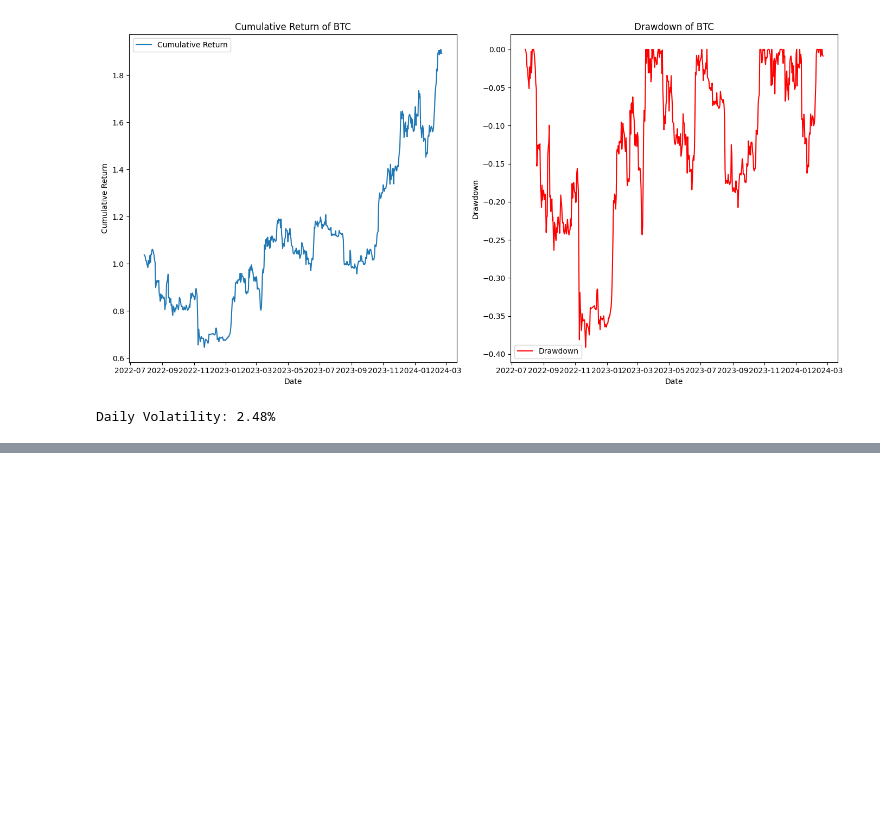
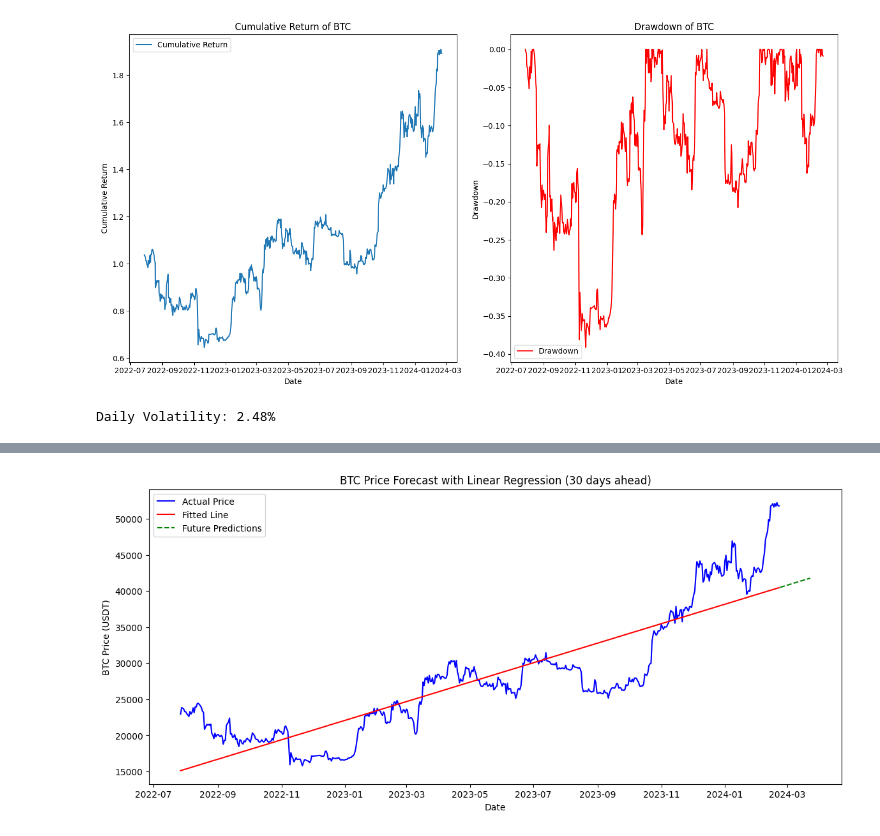
Before and after one commit to harshit4311/BTC-Forecasting-Methods, a Jupyter notebook: code/calculating_metrics.ipynb, the cells around one changed output, grey strips where cells are left out. Cells and saved outputs as stored; diff of their text form; code cells hidden in the pictures; blank space fills up the shorter version.

Commit message:
basic forecasting methods

```diff
--- a/code/calculating_metrics.ipynb
+++ b/code/calculating_metrics.ipynb
@@ -162,0 +233,20 @@ Daily Volatility: 2.48%
+# %%
+# Create 30 future dates
+future_dates = pd.date_range(start=df['Date'].max() + pd.Timedelta(days=1), periods=30)
+
+# Convert them to ordinal format
+future_dates_ordinal = future_dates.map(pd.Timestamp.toordinal).values.reshape(-1, 1)
+# %%
+future_preds = model.predict(future_dates_ordinal)
+# %%
+plt.figure(figsize=(14,6))
+plt.plot(df['Date'], y, label="Actual Price", color='blue')
+plt.plot(df['Date'], y_pred, label="Fitted Line", color='red')
+plt.plot(future_dates, future_preds, label="Future Predictions", color='green', linestyle='--')
+plt.legend()
+plt.title("BTC Price Forecast with Linear Regression (30 days ahead)")
+plt.xlabel("Date")
+plt.ylabel("BTC Price (USDT)")
+plt.show()
+# %% [output]
+[figure, added]
```
Also changed, not shown: parts of 32 cells of this notebook.
